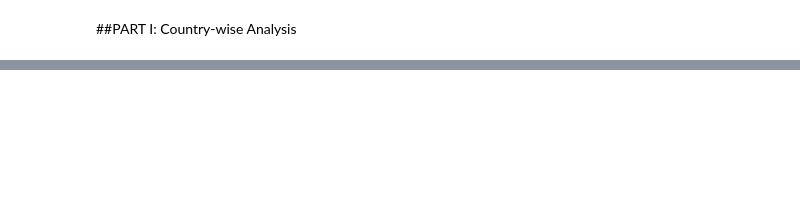
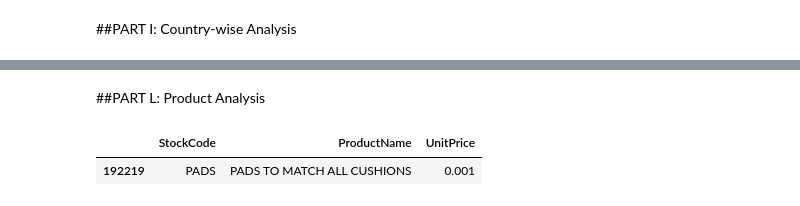
Before and after one commit to GadiReddemma5/DataAnalytics, a Jupyter notebook: projectPandas.ipynb, the cells around one changed output, grey strips where cells are left out. Cells and saved outputs as stored; diff of their text form; code cells hidden in the pictures; blank space fills up the shorter version.

```diff
--- a/projectPandas.ipynb
+++ b/projectPandas.ipynb
@@ -411,0 +478,18 @@ WHITE HANGING HEART T-LIGHT HOLDER
+# %% [markdown]
+##PART L: Product Analysis
+# %%
+retail.groupby("ProductName")["TotalPrice"].sum().sort_values(ascending=False).head(20)
+retail.groupby("ProductName")["Quantity"].sum().sort_values(ascending=False).head(20)
+retail.groupby("StockCode")["UnitPrice"].mean()
+products_many_countries = (retail.groupby("StockCode")["Country"].nunique())
+products_many_countries = products_many_countries[products_many_countries > 10]
+products_many_countries
+retail.sort_values("UnitPrice", ascending=False)[
+    ["StockCode", "ProductName", "UnitPrice"]
+].head(1)
+retail.sort_values("UnitPrice")[
+    ["StockCode","ProductName","UnitPrice"]
+].head(1)
+# %% [output]
+|  | StockCode | ProductName | UnitPrice |
+| 192219 | PADS | PADS TO MATCH ALL CUSHIONS | 0.001 |
```
Also changed, not shown: parts of 15 cells of this notebook.
